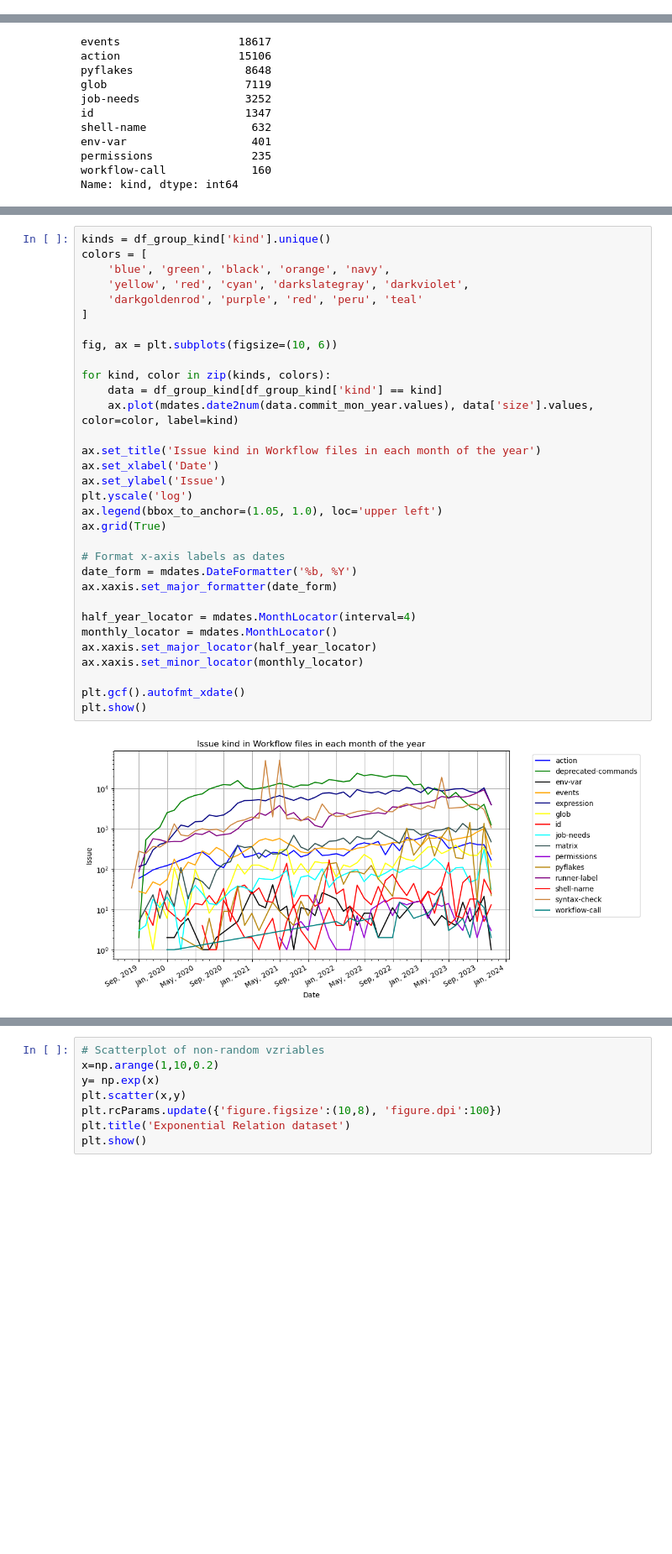
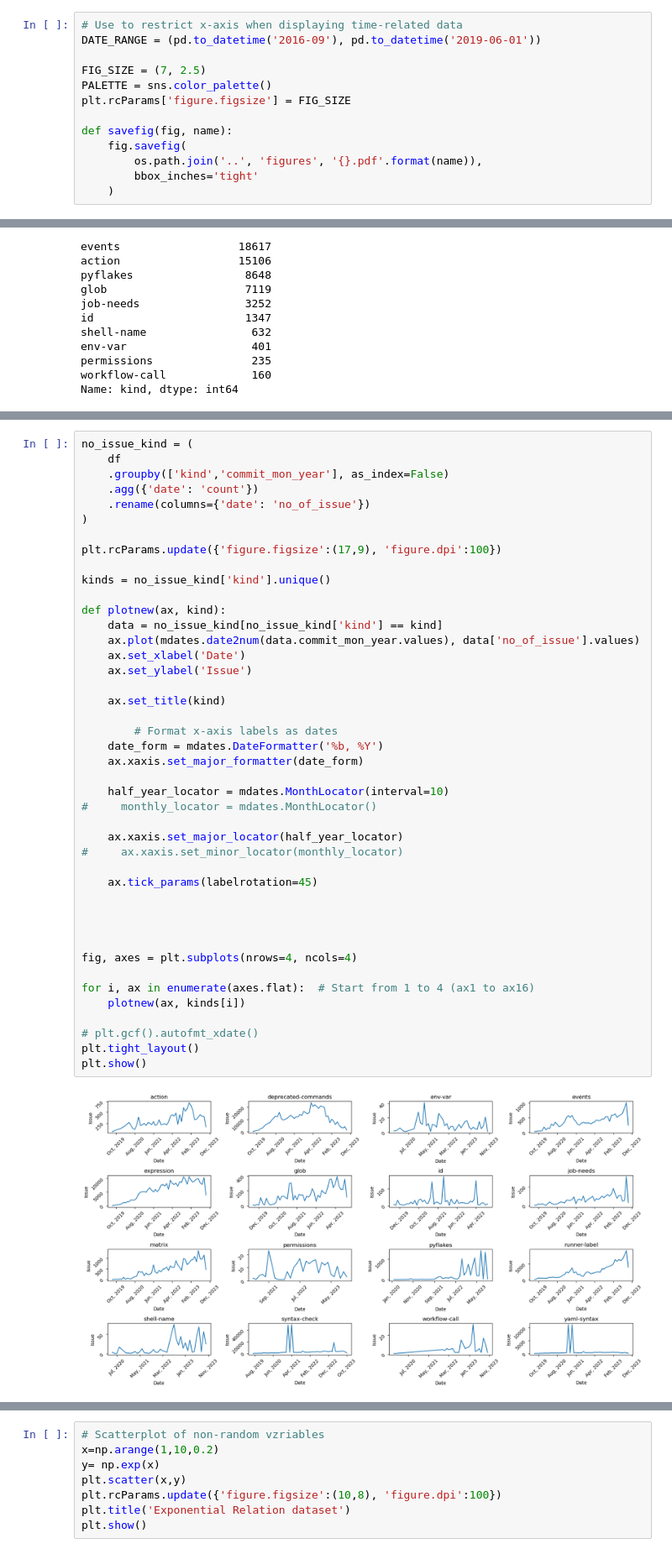
Before and after one commit to ehsansiddiqui/workflow-issueanalysis, a Jupyter notebook: notebook/issue_analysis.ipynb, the cells around one changed output, grey strips where cells are left out. Shown: that part at 84% size. Cells and saved outputs as stored; diff of their text form; blank space fills up the shorter version.

```diff
--- a/notebook/issue_analysis.ipynb
+++ b/notebook/issue_analysis.ipynb
@@ -8,3 +10,16 @@ import matplotlib.pyplot as plt
+# %%
+# Use to restrict x-axis when displaying time-related data
+DATE_RANGE = (pd.to_datetime('2016-09'), pd.to_datetime('2019-06-01'))
+
+FIG_SIZE = (7, 2.5)
+PALETTE = sns.color_palette()
+plt.rcParams['figure.figsize'] = FIG_SIZE
+
+def savefig(fig, name):
+    fig.savefig(
+        os.path.join('..', 'figures', '{}.pdf'.format(name)),
+        bbox_inches='tight'
+    )
 # %% [markdown]
 ### Load Dataset
 # %%
@@ -135,34 +96,45 @@ df_group_kind
 # %%
-kinds = df_group_kind['kind'].unique()
-colors = [
-    'blue', 'green', 'black', 'orange', 'navy',
-    'yellow', 'red', 'cyan', 'darkslategray', 'darkviolet',
-    'darkgoldenrod', 'purple', 'red', 'peru', 'teal'
-]
+no_issue_kind = (
+    df
+    .groupby(['kind','commit_mon_year'], as_index=False)
+    .agg({'date': 'count'})
+    .rename(columns={'date': 'no_of_issue'})
+)
 
-fig, ax = plt.subplots(figsize=(10, 6))
+plt.rcParams.update({'figure.figsize':(17,9), 'figure.dpi':100})
 
-for kind, color in zip(kinds, colors):
-    data = df_group_kind[df_group_kind['kind'] == kind]
-    ax.plot(mdates.date2num(data.commit_mon_year.values), data['size'].values, color=color, label=kind)
+kinds = no_issue_kind['kind'].unique()
 
-ax.set_title('Issue kind in Workflow files in each month of the year')
-ax.set_xlabel('Date')
-ax.set_ylabel('Issue')
-plt.yscale('log')
-ax.legend(bbox_to_anchor=(1.05, 1.0), loc='upper left')
-ax.grid(True)
+def plotnew(ax, kind):
+    data = no_issue_kind[no_issue_kind['kind'] == kind]
+    ax.plot(mdates.date2num(data.commit_mon_year.values), data['no_of_issue'].values)
+    ax.set_xlabel('Date')
+    ax.set_ylabel('Issue')
 
-# Format x-axis labels as dates
-date_form = mdates.DateFormatter('%b, %Y')
-ax.xaxis.set_major_formatter(date_form)
+    ax.set_title(kind)
 
-half_year_locator = mdates.MonthLocator(interval=4)
-monthly_locator = mdates.MonthLocator()
-ax.xaxis.set_major_locator(half_year_locator)
-ax.xaxis.set_minor_locator(monthly_locator)
+        # Format x-axis labels as dates
+    date_form = mdates.DateFormatter('%b, %Y')
+    ax.xaxis.set_major_formatter(date_form)
 
-plt.gcf().autofmt_xdate()
+    half_year_locator = mdates.MonthLocator(interval=10)
+#     monthly_locator = mdates.MonthLocator()
+
+    ax.xaxis.set_major_locator(half_year_locator)
+#     ax.xaxis.set_minor_locator(monthly_locator)
+
+    ax.tick_params(labelrotation=45)
+
+
+
+
+fig, axes = plt.subplots(nrows=4, ncols=4)
+
+for i, ax in enumerate(axes.flat):  # Start from 1 to 4 (ax1 to ax16)
+    plotnew(ax, kinds[i])
+
+# plt.gcf().autofmt_xdate()
+plt.tight_layout()
 plt.show()
 # %% [output]
-[figure, old version]
+[figure, new version]
```
Also changed, not shown: parts of 12 cells of this notebook, 41 other files.
